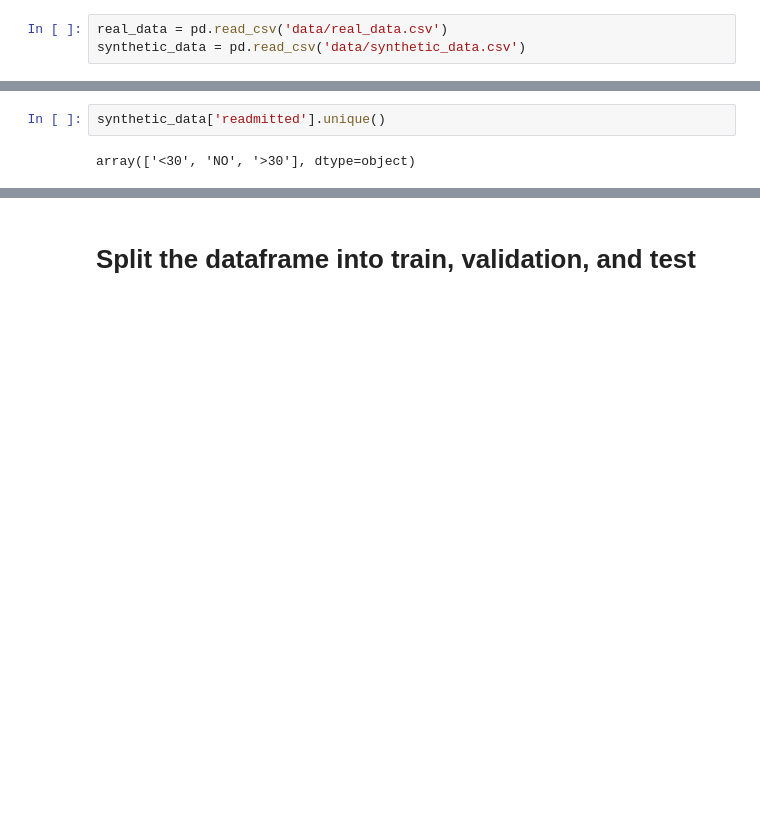
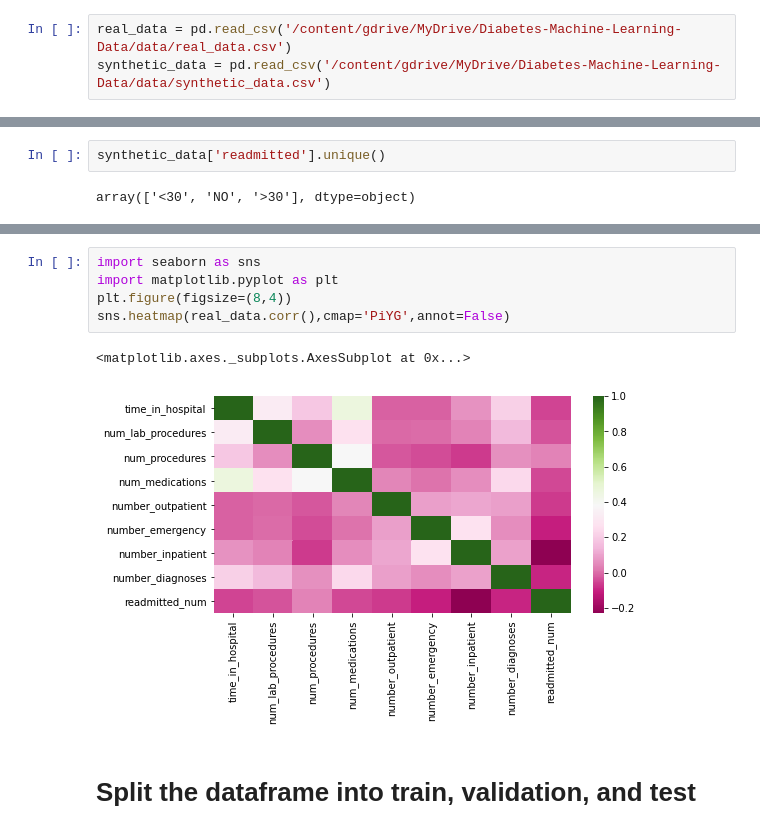
Before and after one commit to sourabh-bhide/SyntheticHealthData, a Jupyter notebook: Diabetes_AutoML.ipynb, the cells around one changed output, grey strips where cells are left out. Cells and saved outputs as stored; diff of their text form; blank space fills up the shorter version.

```diff
--- a/Diabetes_AutoML.ipynb
+++ b/Diabetes_AutoML.ipynb
@@ -16,3 +19,3 @@ from sklearn.model_selection import train_test_split
 # %%
-real_data = pd.read_csv('data/real_data.csv')
-synthetic_data = pd.read_csv('data/synthetic_data.csv')
+real_data = pd.read_csv('/content/gdrive/MyDrive/Diabetes-Machine-Learning-Data/data/real_data.csv')
+synthetic_data = pd.read_csv('/content/gdrive/MyDrive/Diabetes-Machine-Learning-Data/data/synthetic_data.csv')
@@ -47,3 +86,11 @@ dataframe.head()
+# %%
+import seaborn as sns
+import matplotlib.pyplot as plt
+plt.figure(figsize=(8,4))
+sns.heatmap(real_data.corr(),cmap='PiYG',annot=False)
+# %% [output]
+<matplotlib.axes._subplots.AxesSubplot at 0x...>
+[figure, added]
 # %% [markdown]
 # Split the dataframe into train, validation, and test
 # %%
```
Also changed, not shown: parts of 16 cells of this notebook.
